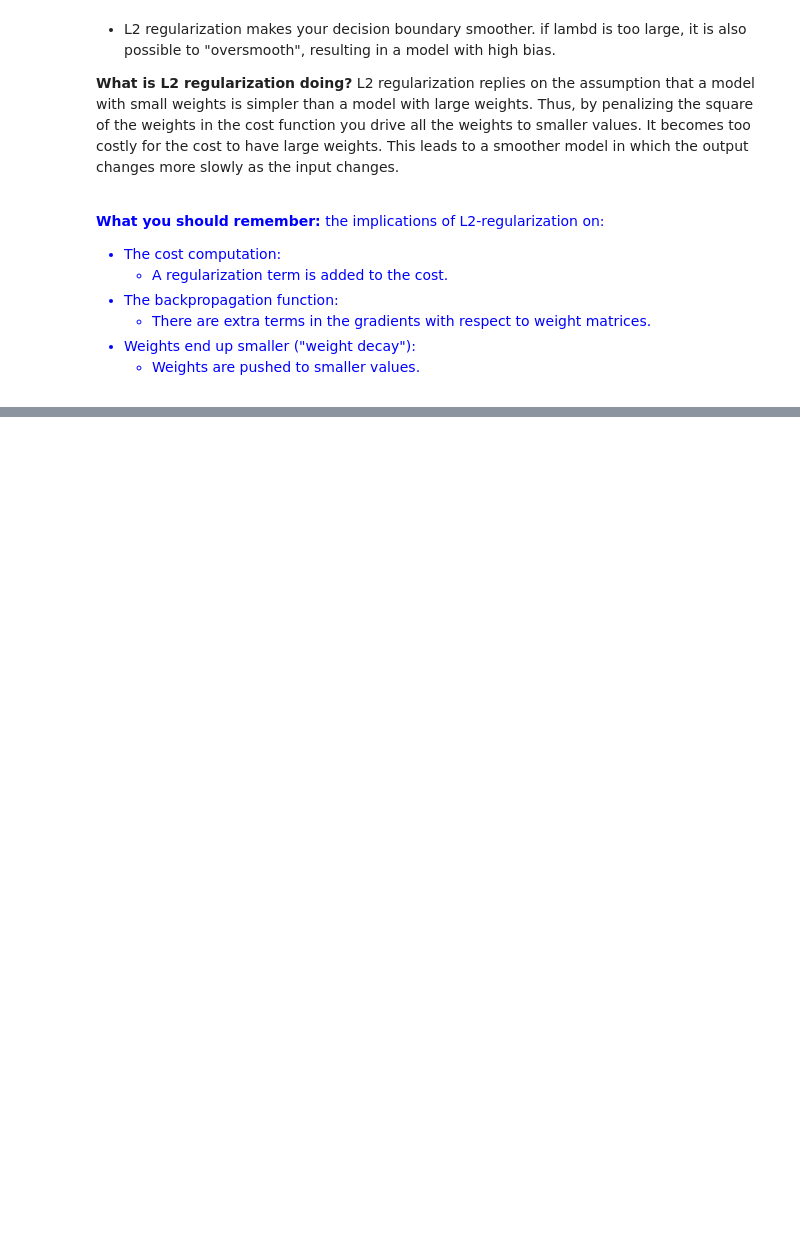
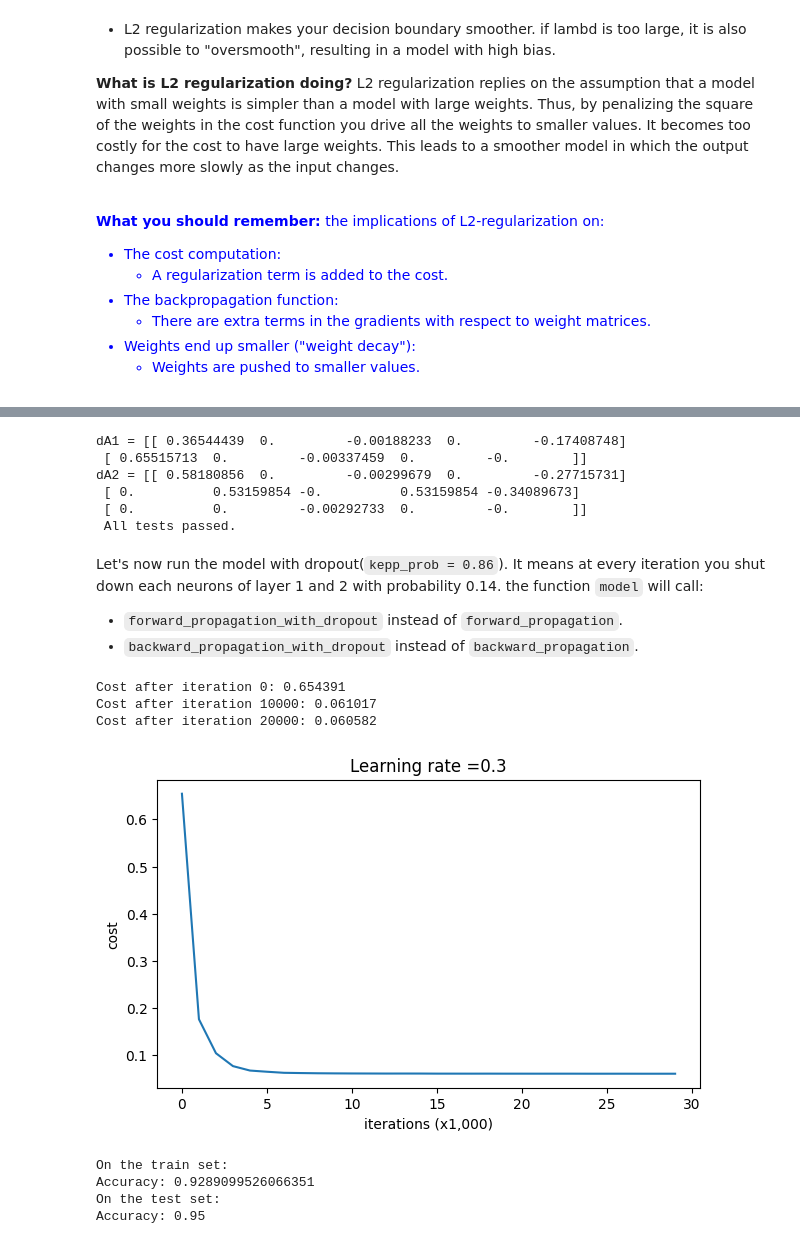
Before and after one commit to Donner886/Deep-learning, a Jupyter notebook: Chapter02-Hyper-parameters-fine-Tuning/W1A2/Regularization_ddma.ipynb, the cells around one changed output, grey strips where cells are left out. Drawn from its saved outputs; the diff is of its cells as text; code cells hidden in the pictures; blank space fills up the shorter version.

```diff
--- a/Chapter02-Hyper-parameters-fine-Tuning/W1A2/Regularization_ddma.ipynb
+++ b/Chapter02-Hyper-parameters-fine-Tuning/W1A2/Regularization_ddma.ipynb
@@ -422,0 +552,34 @@ Also note that without using `.astype(int)`, the result is an array of booleans
+# %%
+t_X, t_Y, cache = backward_propagation_with_dropout_test_case()
+grads = backward_propagation_with_dropout(t_X, t_Y, cache, keep_prob = 0.8)
+print("dA1 = "+ str(grads["dA1"]))
+print("dA2 = "+ str(grads["dA2"]))
+
+backward_propagation_with_dropout_test(backward_propagation_with_dropout)
+# %% [output]
+dA1 = [[ 0.36544439  0.         -0.00188233  0.         -0.17408748]
+ [ 0.65515713  0.         -0.00337459  0.         -0.        ]]
+dA2 = [[ 0.58180856  0.         -0.00299679  0.         -0.27715731]
+ [ 0.          0.53159854 -0.          0.53159854 -0.34089673]
+ [ 0.          0.         -0.00292733  0.         -0.        ]]
+ All tests passed.
+# %% [markdown]
+Let's now run the model with dropout(`kepp_prob = 0.86`). It means at every iteration you shut down each neurons of layer 1 and 2 with probability 0.14. the function  `model` will call:
+- `forward_propagation_with_dropout` instead of `forward_propagation`.
+- `backward_propagation_with_dropout` instead of `backward_propagation`.
+# %%
+parameters = model(train_X, train_Y, keep_prob = 0.86, learning_rate = 0.3)
+
+print ("On the train set:")
+predictions_train = predict(train_X, train_Y, parameters)
+print ("On the test set:")
+predictions_test = predict(test_X, test_Y, parameters)
+# %% [output]
+Cost after iteration 0: 0.654391
+Cost after iteration 10000: 0.061017
+Cost after iteration 20000: 0.060582
+[figure, added]
+On the train set:
+Accuracy: 0.9289099526066351
+On the test set:
+Accuracy: 0.95
```
Also changed, not shown: parts of 10 cells of this notebook, 1 other file.
